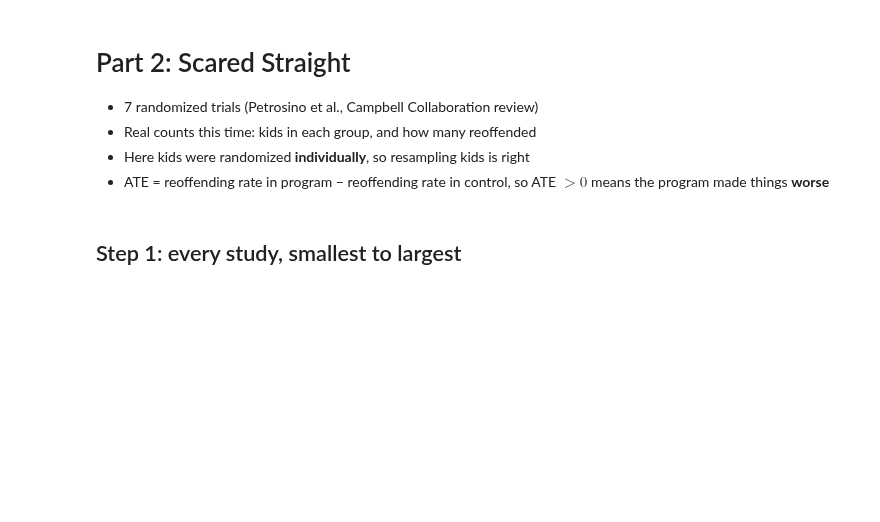
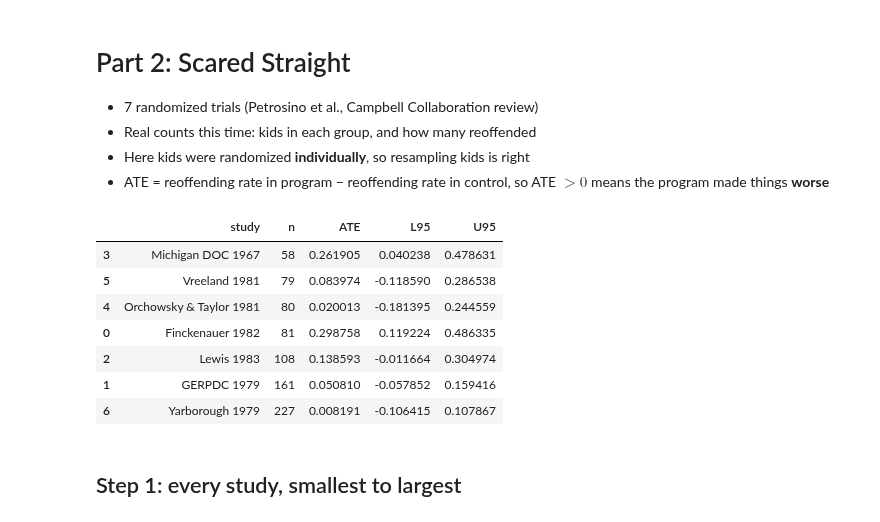
Before and after one commit to HSweazey/UU_F26_templates, a Jupyter notebook: Week06/Thursday_lab/Thursday_AB_testing_bridge.ipynb, the cells around one changed output. Cells and saved outputs as stored; diff of their text form; code cells hidden in the pictures; blank space fills up the shorter version.

```diff
--- a/Week06/Thursday_lab/Thursday_AB_testing_bridge.ipynb
+++ b/Week06/Thursday_lab/Thursday_AB_testing_bridge.ipynb
@@ -145,17 +178,26 @@ plt.show()
 - Here kids were randomized **individually**, so resampling kids is right
 - ATE = reoffending rate in program − reoffending rate in control, so ATE $> 0$ means the program made things **worse**
 # %%
-ss = pd.read_csv('./data/ss_all_studies.csv')
+ss = pd.read_csv('../data/ss_all_studies.csv')
 
 ss_boots = {}
 ss_results = []
 for study, g in ss.groupby('study'):
     ss_boots[study] = bootstrap(g, treat='program', y='reoffend')
     L, U = np.quantile(ss_boots[study], [.025, .975])
     ss_results.append({'study': study, 'n': len(g), 'ATE': ate(g, 'program', 'reoffend'), 'L95': L, 'U95': U})
 
 ss_results = pd.DataFrame(ss_results).sort_values('n')
 ss_results
+# %% [output]
+|  | study | n | ATE | L95 | U95 |
+| 3 | Michigan DOC 1967 | 58 | 0.261905 | 0.040238 | 0.478631 |
+| 5 | Vreeland 1981 | 79 | 0.083974 | -0.118590 | 0.286538 |
+| 4 | Orchowsky & Taylor 1981 | 80 | 0.020013 | -0.181395 | 0.244559 |
+| 0 | Finckenauer 1982 | 81 | 0.298758 | 0.119224 | 0.486335 |
+| 2 | Lewis 1983 | 108 | 0.138593 | -0.011664 | 0.304974 |
+| 1 | GERPDC 1979 | 161 | 0.050810 | -0.057852 | 0.159416 |
+| 6 | Yarborough 1979 | 227 | 0.008191 | -0.106415 | 0.107867 |
 # %% [markdown]
 ## Step 1: every study, smallest to largest
 # %%
```
Also changed, not shown: parts of 9 cells of this notebook, 1 other file.
